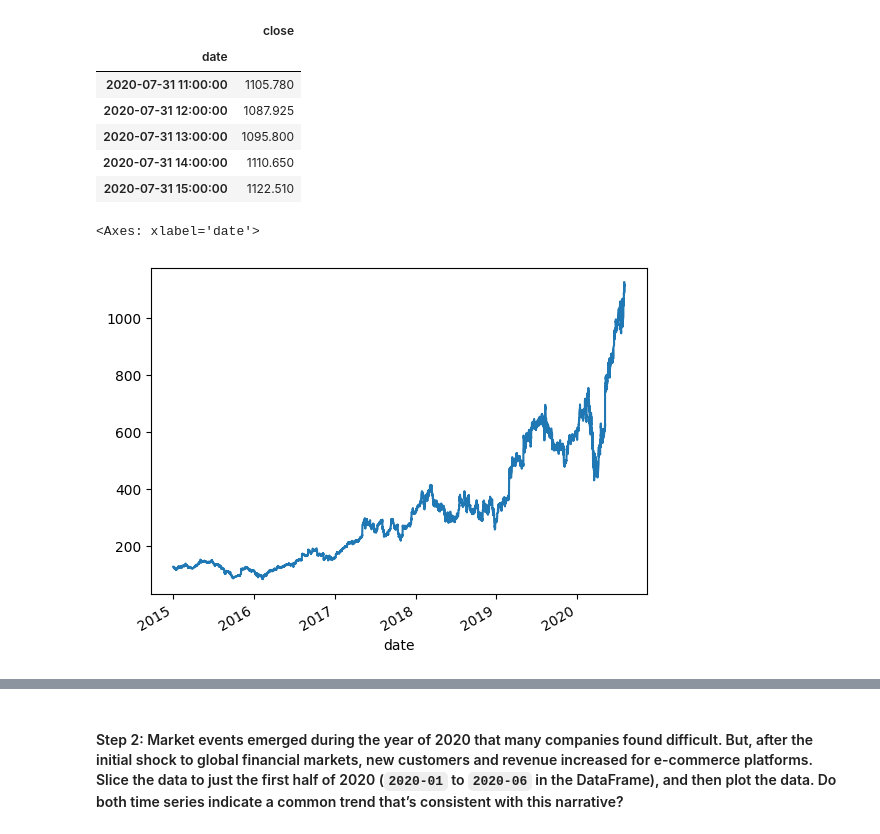
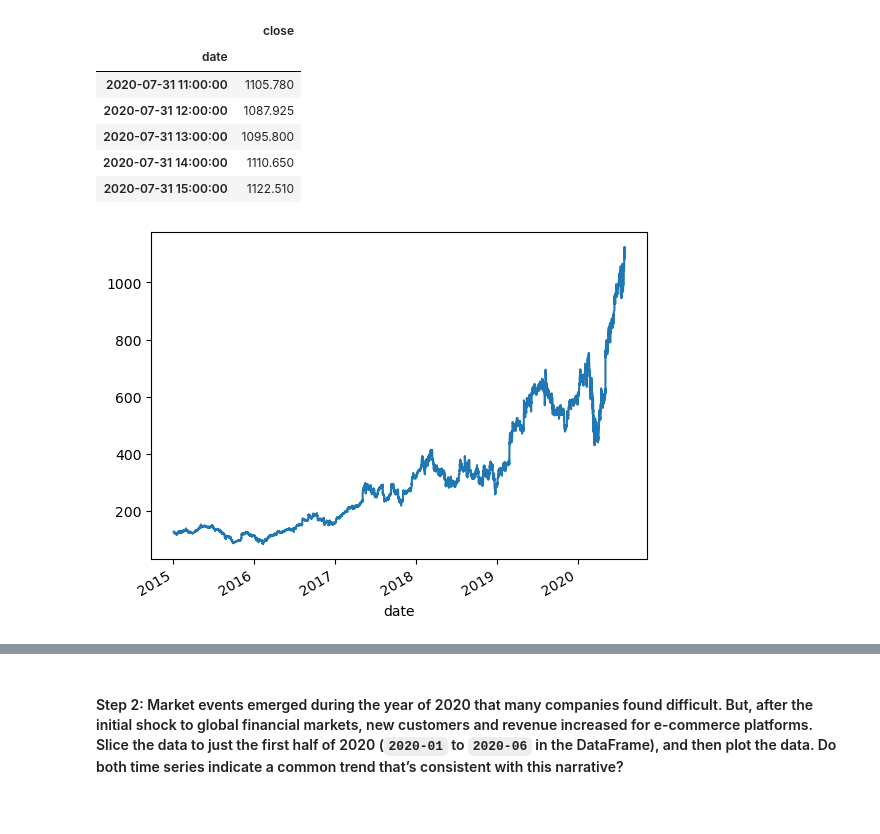
Before and after one commit to jesseparent/prophet-challenge, a Jupyter notebook: forecasting_net_prophet.ipynb, the cells around one changed output, grey strips where cells are left out. Drawn from its saved outputs; the diff is of its cells as text; code cells hidden in the pictures.

```diff
--- a/forecasting_net_prophet.ipynb
+++ b/forecasting_net_prophet.ipynb
@@ -272,6 +272,8 @@ display(df_mercado_stock.tail())
 | 2020-07-31 15:00:00 | 1122.510 |
 # %%
 # Visualize the closing price of the df_mercado_stock DataFrame
+plt.clf()
+df_mercado_stock['close'].plot()
+plt.show()
 # %% [output]
-<Axes: xlabel='date'>
-[figure, old version]
+[figure, new version]
```
Also changed, not shown: parts of 14 cells of this notebook.
